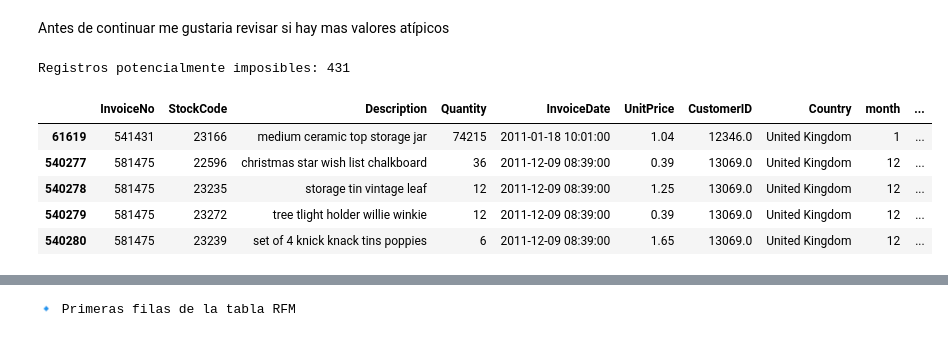
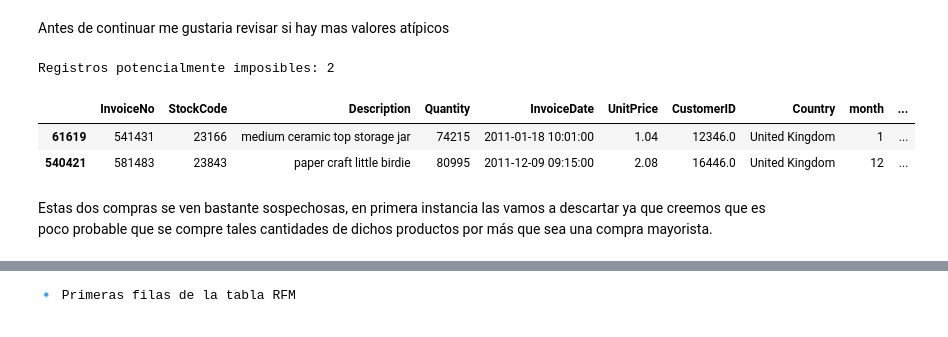
Before and after one commit to alvarotoledo01/Parcial2_OnlineRetail, a Jupyter notebook: notebook.ipynb, the cells around one changed output, grey strips where cells are left out. Saved outputs shown, nothing was run; the diff lists cells and outputs as text; code cells hidden in the pictures.

```diff
--- a/notebook.ipynb
+++ b/notebook.ipynb
@@ -242,6 +429,6 @@ data.head()
 # %% [markdown]
 Vamos a eliminar puntuaciones al final de la descripcion
 # %%
-data['Description'] = data['Description'].replace(to_replace=r'[^\w\s]', value='', regex=True)
-print("Numero de descripciones unicas:", len(data['Description'].unique().tolist()))
+cleaned_df['Description'] = cleaned_df['Description'].replace(to_replace=r'[^\w\s]', value='', regex=True)
+print("Numero de descripciones unicas:", len(cleaned_df['Description'].unique().tolist()))
 # %% [output]
@@ -266,9 +457,11 @@ len(data['StockCode'].unique().tolist())
 # %% [markdown]
 Con respecto a las fechas, añadiremos features como año, mes, mes del año, día de la semana y hora:
 # %%
-data['month'] = data['InvoiceDate'].dt.month
-data['year'] = data['InvoiceDate'].dt.year
-data['WeekDay'] = data['InvoiceDate'].dt.day_name()
-data['month_year'] = pd.to_datetime(data[['year', 'month']].assign(Day=1))
-data['hour'] = data['InvoiceDate'].dt.hour
+cleaned_df['month'] = cleaned_df['InvoiceDate'].dt.month
+cleaned_df['year'] = cleaned_df['InvoiceDate'].dt.year
+cleaned_df['WeekDay'] = cleaned_df['InvoiceDate'].dt.day_name()
+cleaned_df['day'] = cleaned_df['InvoiceDate'].dt.day
+cleaned_df['month_year'] = pd.to_datetime(cleaned_df[['year', 'month']].assign(Day=1))
+
+cleaned_df['hour'] = cleaned_df['InvoiceDate'].dt.hour
 # %%
@@ -283,7 +476,7 @@ data.head()
 # %% [markdown]
 Ahora vamos a añadir una nueva feature con el calculo de las ganancias
 # %%
-data['revenue'] = data['UnitPrice'] * data['Quantity']
+cleaned_df['revenue'] = cleaned_df['UnitPrice'] * cleaned_df['Quantity']
 # %% [markdown]
 Veamos qué onda las ordenes de compra por mes
 # %%
@@ -427,7 +620,7 @@ plt.show()
 # %% [markdown]
 vamos a considerar finalmente a uk para nuestro analisis RFM
 # %%
-df_uk = data[data['Country'] == "United Kingdom"]
+df_uk = cleaned_df[cleaned_df['Country'] == "United Kingdom"]
 df_uk.head()
 # %% [output]
 |  | InvoiceNo | StockCode | Description | Quantity | InvoiceDate | UnitPrice | CustomerID | Country | month | ... |
@@ -484,33 +677,32 @@ Antes de continuar me gustaria revisar si hay mas valores atípicos
 # %%
 # --- Celda: Detección de registros imposibles --------------------------------
 # Parámetros razonables para este negocio de regalos
 MAX_UNITPRICE = 1_000        # £1000: nada cuesta más que eso
-MAX_QUANTITY  = 5_000        # 5 000 uds: tope lógico de un pedido
+MAX_QUANTITY  = 5_000        # 5 000 u: tope lógico de un pedido
 DATE_MIN, DATE_MAX = '2010-12-01', '2011-12-09'
 
 # Aseguramos que total_price esté actualizado
 df_uk['total_price'] = df_uk['Quantity'] * df_uk['UnitPrice']
 
 # Construimos la máscara de casos imposibles
 mask_imposible = (
     (df_uk['UnitPrice']  > MAX_UNITPRICE) |                  # precio unitario ridículo
     (df_uk['Quantity']   > MAX_QUANTITY)  |                  # cantidad absurda
     (df_uk['total_price'] < df_uk['UnitPrice']) |            # total incoherente
-    (~df_uk['InvoiceDate'].between(DATE_MIN, DATE_MAX)) |    # fecha fuera de rango
+   # (~df_uk['InvoiceDate'].between(DATE_MIN, DATE_MAX)) |    # fecha fuera de rango
     (df_uk['CustomerID'].isna()) |                           # sin CustomerID
     (df_uk['StockCode'].astype(str).str.len() > 10)          # código raro
 )
 
 # Extraemos los sospechosos para inspección
 df_imposible = df_uk.loc[mask_imposible]
 
 print(f"Registros potencialmente imposibles: {df_imposible.shape[0]}")
-display(df_imposible.head())
+display(df_imposible.head(40))
 # %% [output]
-Registros potencialmente imposibles: 431
+Registros potencialmente imposibles: 2
 |  | InvoiceNo | StockCode | Description | Quantity | InvoiceDate | UnitPrice | CustomerID | Country | month | ... |
 | 61619 | 541431 | 23166 | medium ceramic top storage jar | 74215 | 2011-01-18 10:01:00 | 1.04 | 12346.0 | United Kingdom | 1 | ... |
-| 540277 | 581475 | 22596 | christmas star wish list chalkboard | 36 | 2011-12-09 08:39:00 | 0.39 | 13069.0 | United Kingdom | 12 | ... |
-| 540278 | 581475 | 23235 | storage tin vintage leaf | 12 | 2011-12-09 08:39:00 | 1.25 | 13069.0 | United Kingdom | 12 | ... |
-| 540279 | 581475 | 23272 | tree tlight holder willie winkie | 12 | 2011-12-09 08:39:00 | 0.39 | 13069.0 | United Kingdom | 12 | ... |
-| 540280 | 581475 | 23239 | set of 4 knick knack tins poppies | 6 | 2011-12-09 08:39:00 | 1.65 | 13069.0 | United Kingdom | 12 | ... |
+| 540421 | 581483 | 23843 | paper craft little birdie | 80995 | 2011-12-09 09:15:00 | 2.08 | 16446.0 | United Kingdom | 12 | ... |
+# %% [markdown]
+Estas dos compras se ven bastante sospechosas, en primera instancia las vamos a descartar ya que creemos que es poco probable que se compre tales cantidades de dichos productos por más que sea una compra mayorista.
```
Also changed, not shown: parts of 52 cells of this notebook.
